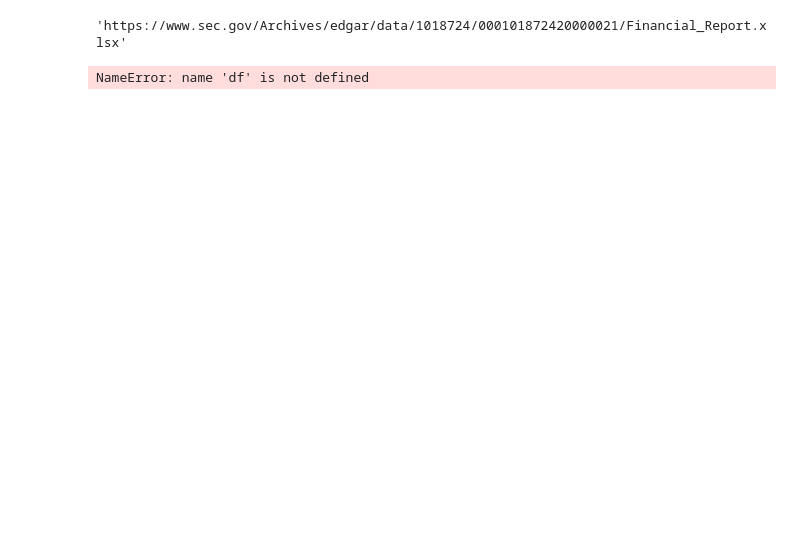
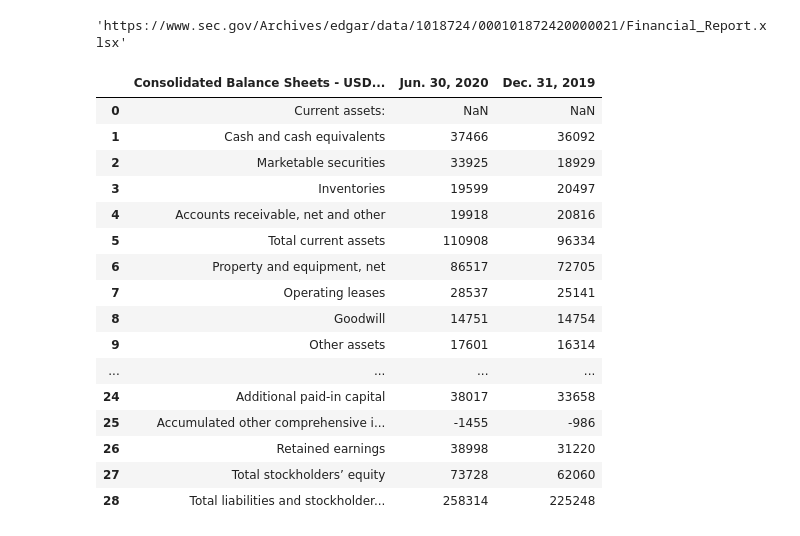
Before and after one commit to d1sd41n/Sec_finances_Data_Mining_notes, a Jupyter notebook: 7- get all 10-Q finantial statements tables from a company/get all 10-Q.ipynb, the cells around one changed output. Drawn from its saved outputs; the diff is of its cells as text; code cells hidden in the pictures; blank space fills up the shorter version.

```diff
--- a/7- get all 10-Q finantial statements tables from a company/get all 10-Q.ipynb
+++ b/7- get all 10-Q finantial statements tables from a company/get all 10-Q.ipynb
@@ -144,10 +144,26 @@ F_S_links[0]
 doc = pd.ExcelFile(F_S_links[0])
 # %%
 # the xls have a lot of sheets, lets see one
-df1 = pd.read_excel(df, 'Consolidated Balance Sheets')
+df1 = pd.read_excel(doc, 'Consolidated Balance Sheets')
 df1
 # %% [output]
-NameError: name 'df' is not defined
+|  | Consolidated Balance Sheets - USD... | Jun. 30, 2020 | Dec. 31, 2019 |
+| 0 | Current assets: | NaN | NaN |
+| 1 | Cash and cash equivalents | 37466 | 36092 |
+| 2 | Marketable securities | 33925 | 18929 |
+| 3 | Inventories | 19599 | 20497 |
+| 4 | Accounts receivable, net and other | 19918 | 20816 |
+| 5 | Total current assets | 110908 | 96334 |
+| 6 | Property and equipment, net | 86517 | 72705 |
+| 7 | Operating leases | 28537 | 25141 |
+| 8 | Goodwill | 14751 | 14754 |
+| 9 | Other assets | 17601 | 16314 |
+| ... | ... | ... | ... |
+| 24 | Additional paid-in capital | 38017 | 33658 |
+| 25 | Accumulated other comprehensive i... | -1455 | -986 |
+| 26 | Retained earnings | 38998 | 31220 |
+| 27 | Total stockholders’ equity | 73728 | 62060 |
+| 28 | Total liabilities and stockholder... | 258314 | 225248 |
 # %%
 # to see all sheet names of the doc, we will use the sheet_names atribute
 # it's a list wit all sheet names
```
Also changed, not shown: parts of 3 cells of this notebook, 2 other files.
